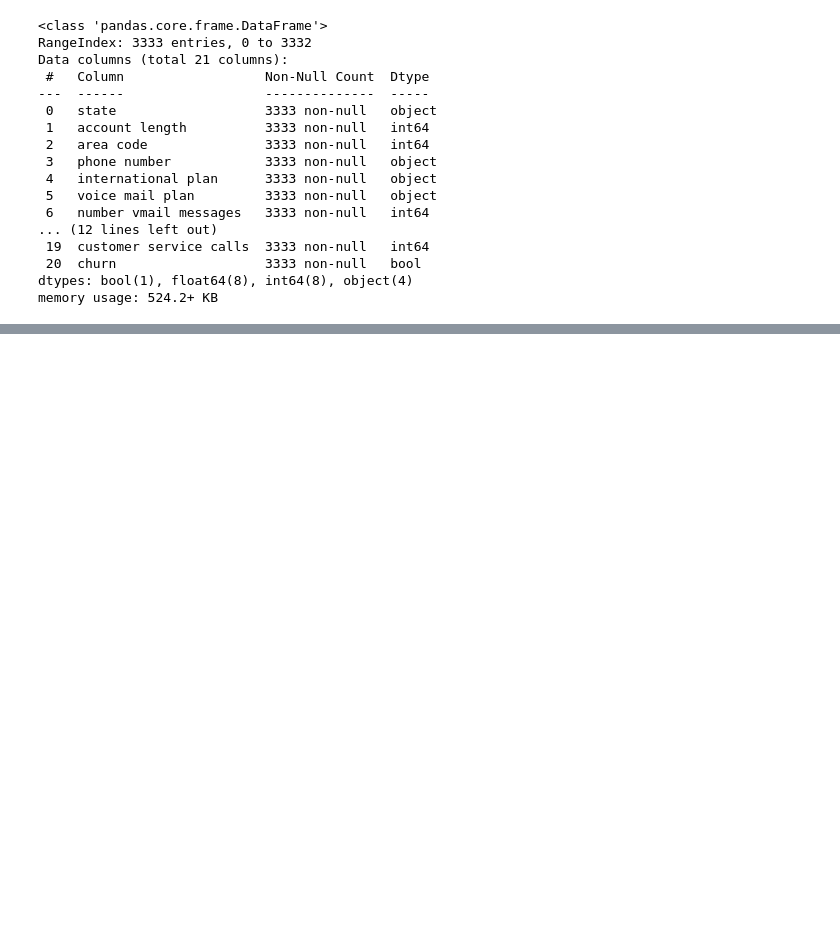
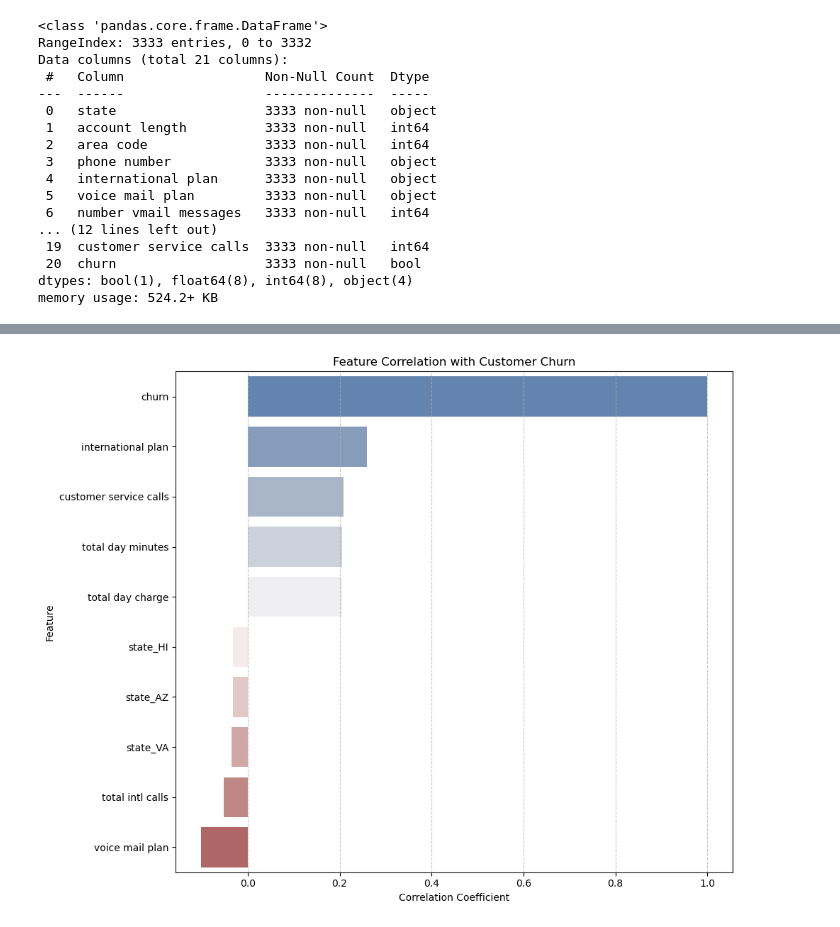
Before and after one commit to lilibethlangat/SyriaTel-Customer-Churn, a Jupyter notebook: Churn.ipynb, the cells around one changed output, grey strips where cells are left out. Saved outputs shown, nothing was run; the diff lists cells and outputs as text; code cells hidden in the pictures; blank space fills up the shorter version.

```diff
--- a/Churn.ipynb
+++ b/Churn.ipynb
@@ -57,0 +166,25 @@ churn.describe()
+# %%
+# check top correlated features
+correlated_features = churn_customer.corr()['churn'].sort_values(ascending=False)
+# select top and bottom features correlated with churn
+top_features = correlated_features.head()
+bottom_features = correlated_features.tail()
+# combine top and bottom features
+corr_feat = pd.concat([top_features,bottom_features])
+# correlation barplot
+plt.figure(figsize=(10,8))
+sns.barplot(
+    x=corr_feat.values,
+    y=corr_feat.index,
+    palette='vlag',
+    orient='h'
+)
+plt.title('Feature Correlation with Customer Churn')
+plt.xlabel('Correlation Coefficient')
+plt.ylabel('Feature')
+plt.xticks(rotation=0)
+plt.grid(axis='x',linestyle='--',alpha=0.7)
+plt.tight_layout()
+plt.show()
+# %% [output]
+[figure, added]
```
Also changed, not shown: parts of 70 cells of this notebook, 1 other file.
